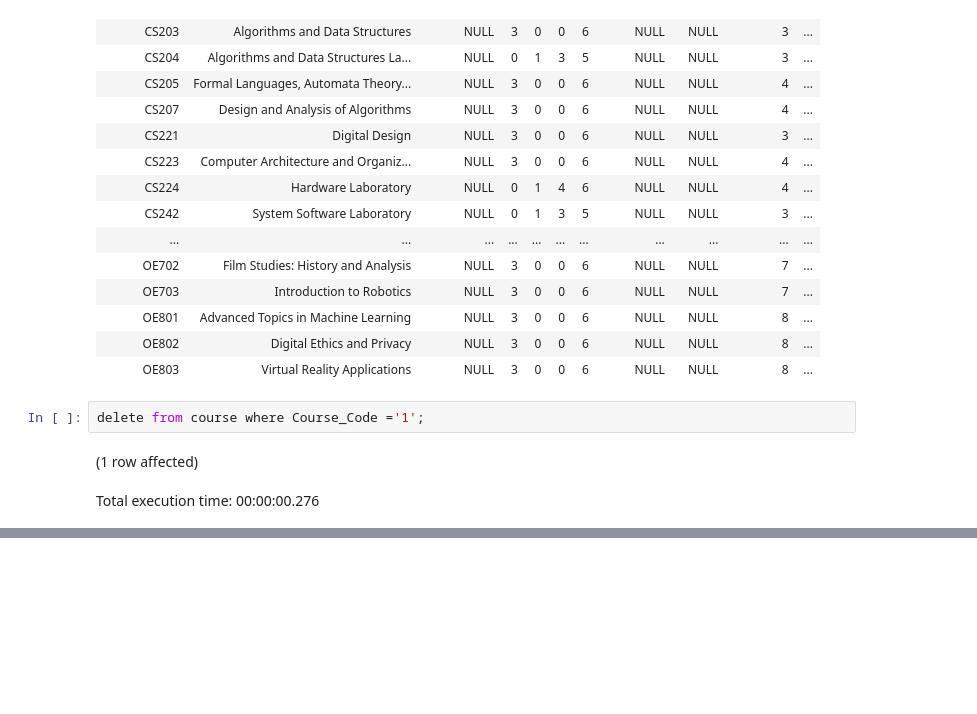
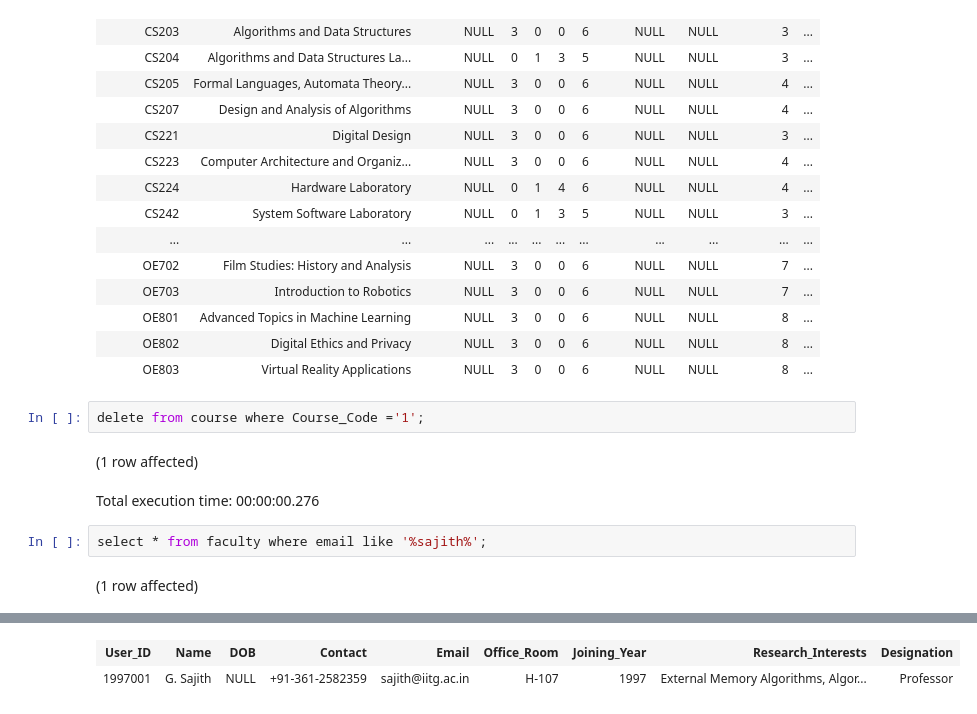
Before and after one commit to addy-1406/CS346_A2, a Jupyter notebook: Code/Database commands/Notebook-1.ipynb, the cells around one changed output, grey strips where cells are left out. Cells and saved outputs as stored; diff of their text form; blank space fills up the shorter version.

```diff
--- a/Code/Database commands/Notebook-1.ipynb
+++ b/Code/Database commands/Notebook-1.ipynb
@@ -714,3 +737,7 @@ delete from course where Course_Code ='1';
 # %% [output]
 (1 row affected)
 Total execution time: 00:00:00.276
+# %%
+select * from faculty where email like '%sajith%';
+# %% [output]
+(1 row affected)
@@ -716,0 +745,2 @@ Total execution time: 00:00:00.276
+| User_ID | Name | DOB | Contact | Email | Office_Room | Joining_Year | Research_Interests | Designation |
+| 1997001 | G. Sajith | NULL | +91-361-2582359 | sajith@iitg.ac.in | H-107 | 1997 | External Memory Algorithms, Algor... | Professor |
```
Also changed, not shown: parts of 16 cells of this notebook, 7 other files.
